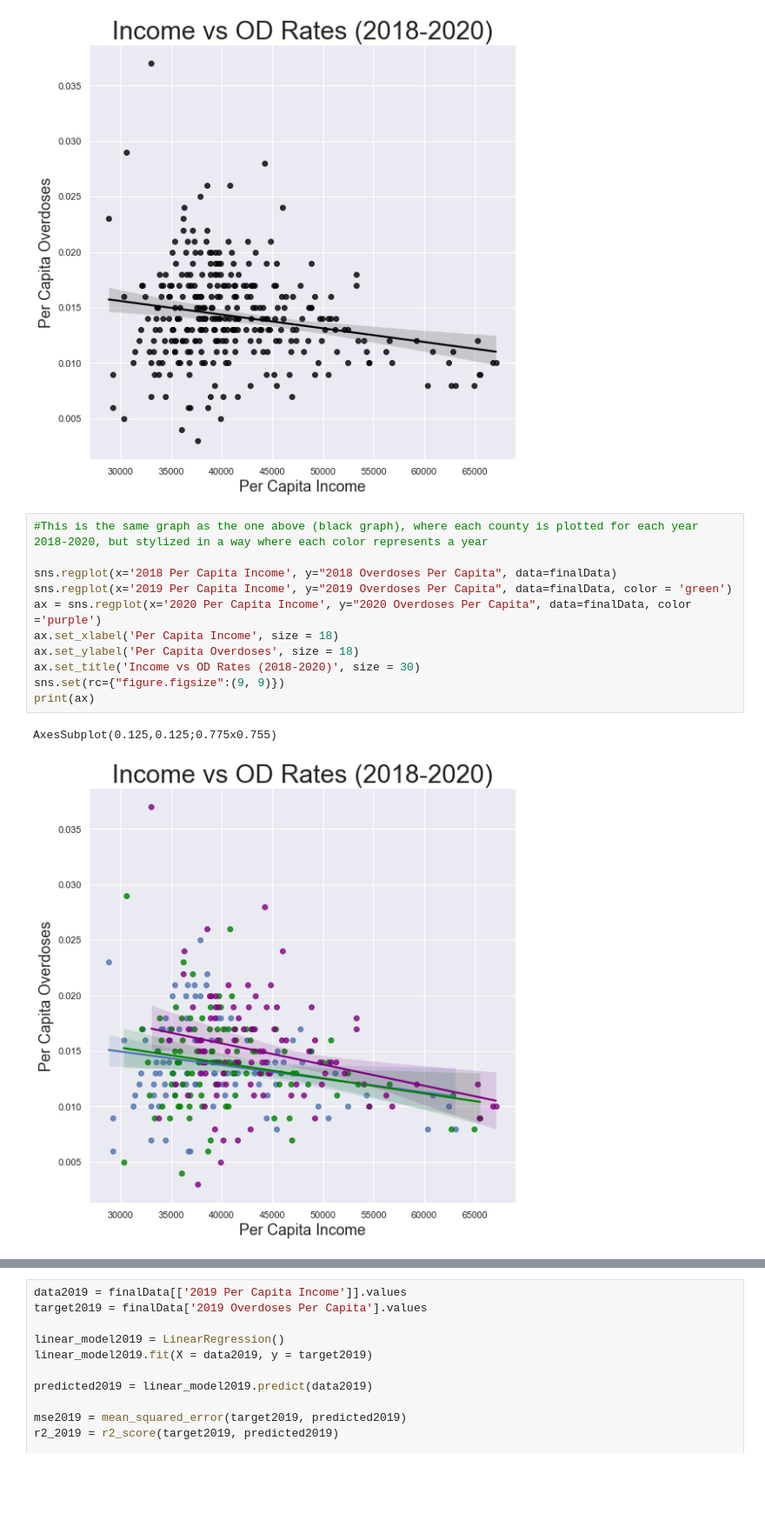
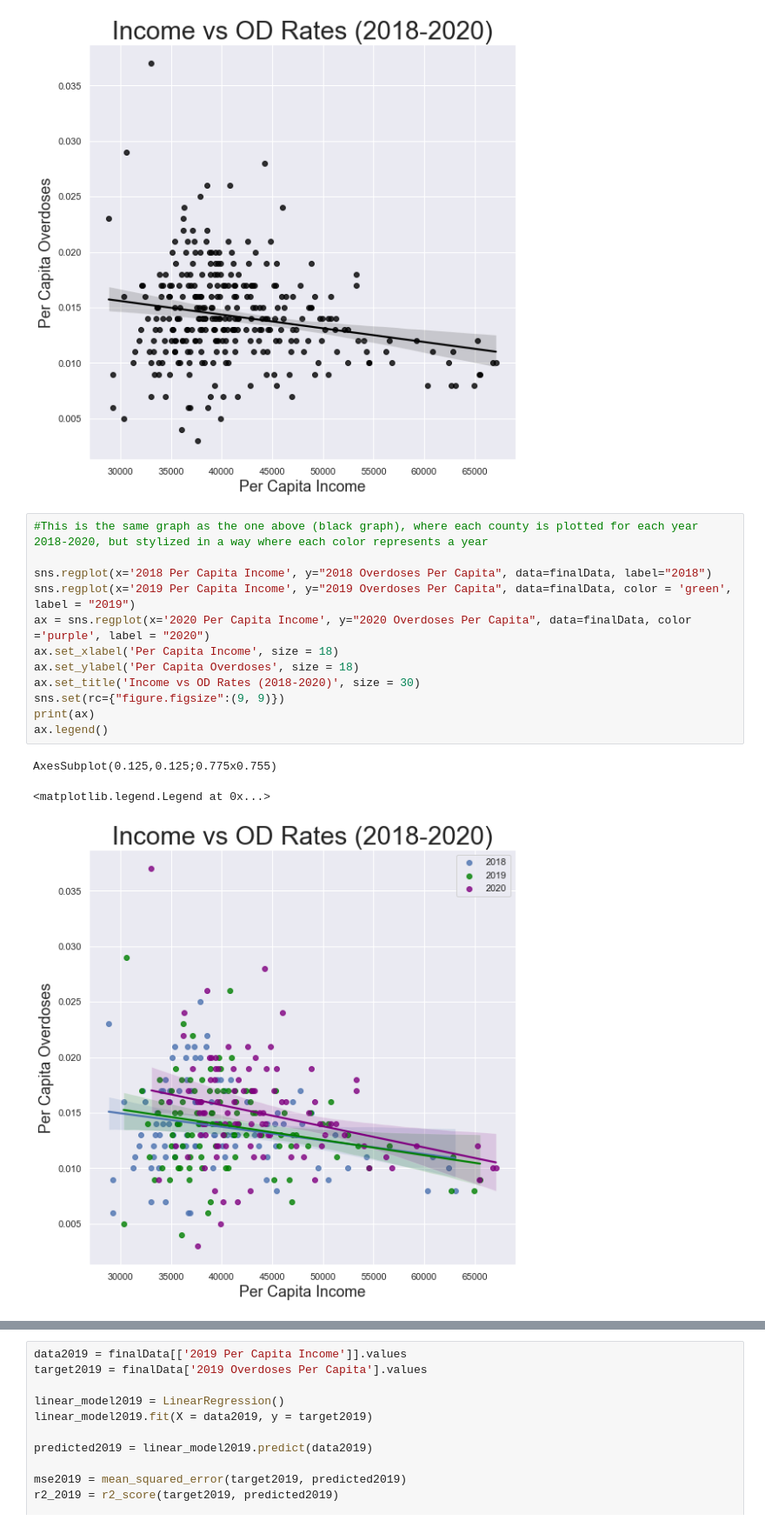
Before and after one commit to ecruz99/income-vs-od-NC, a Jupyter notebook: Project.ipynb, the cells around one changed output, grey strips where cells are left out. Shown at 87% size. Drawn from its saved outputs; the diff is of its cells as text; blank space fills up the shorter version.

Commit message:
added legend

```diff
--- a/Project.ipynb
+++ b/Project.ipynb
@@ -295,17 +209,19 @@ AxesSubplot(0.125,0.125;0.775x0.755)
 # %%
 #This is the same graph as the one above (black graph), where each county is plotted for each year 2018-2020, but stylized in a way where each color represents a year
 
-sns.regplot(x='2018 Per Capita Income', y="2018 Overdoses Per Capita", data=finalData)
-sns.regplot(x='2019 Per Capita Income', y="2019 Overdoses Per Capita", data=finalData, color = 'green')
-ax = sns.regplot(x='2020 Per Capita Income', y="2020 Overdoses Per Capita", data=finalData, color ='purple')
+sns.regplot(x='2018 Per Capita Income', y="2018 Overdoses Per Capita", data=finalData, label="2018")
+sns.regplot(x='2019 Per Capita Income', y="2019 Overdoses Per Capita", data=finalData, color = 'green', label = "2019")
+ax = sns.regplot(x='2020 Per Capita Income', y="2020 Overdoses Per Capita", data=finalData, color ='purple', label = "2020")
 ax.set_xlabel('Per Capita Income', size = 18)
 ax.set_ylabel('Per Capita Overdoses', size = 18)
 ax.set_title('Income vs OD Rates (2018-2020)', size = 30)
 sns.set(rc={"figure.figsize":(9, 9)})
 print(ax)
+ax.legend()
 # %% [output]
 AxesSubplot(0.125,0.125;0.775x0.755)
+<matplotlib.legend.Legend at 0x...>
-[figure, old version]
+[figure, new version]
 # %%
 #Graphs above show a best fit line automatically generated by sns.regplot, but now we will perform our own linear regression on each year as well (as the data set containing
 #all the data points) to find an MSE and r^2 value
```
Also changed, not shown: parts of 2 cells of this notebook.
